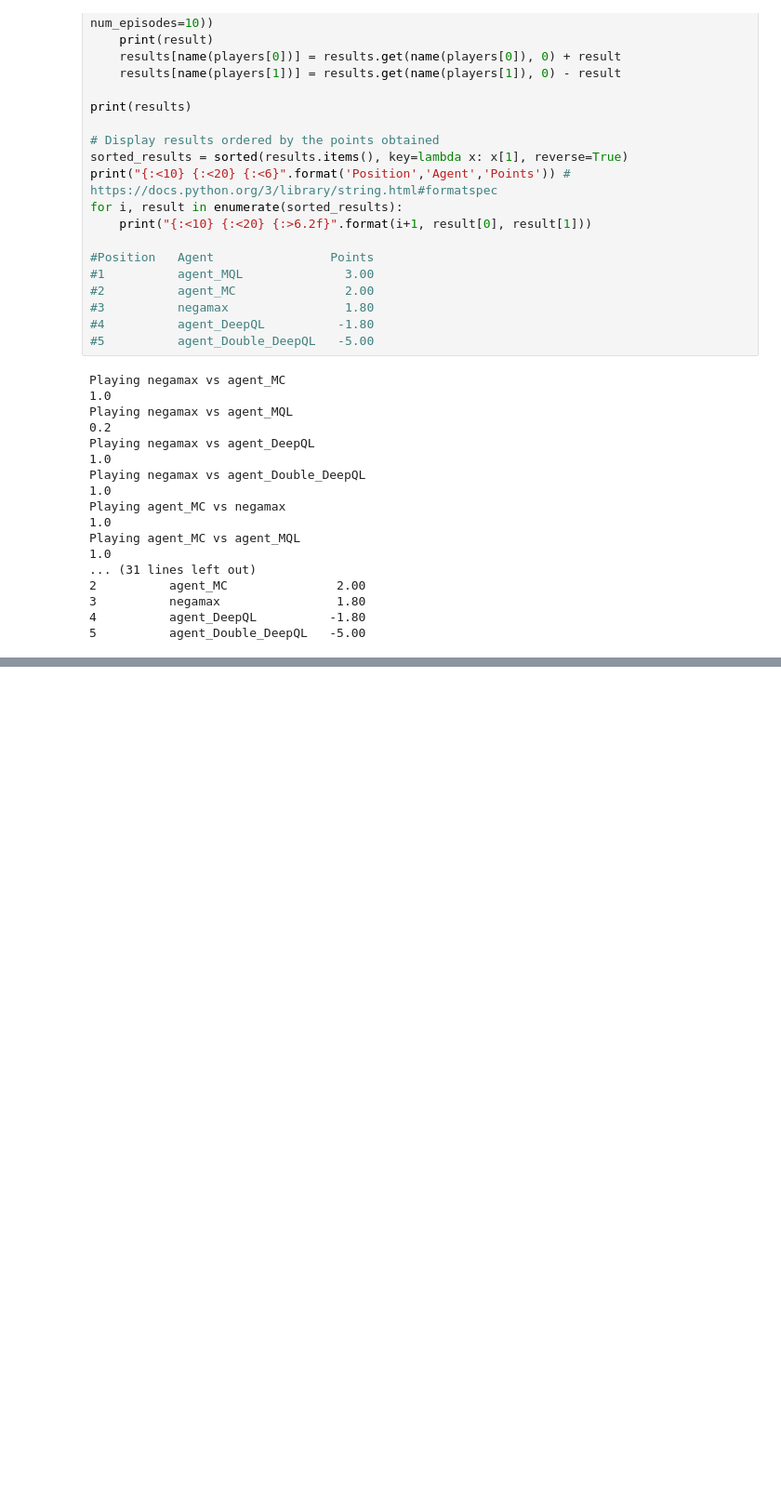
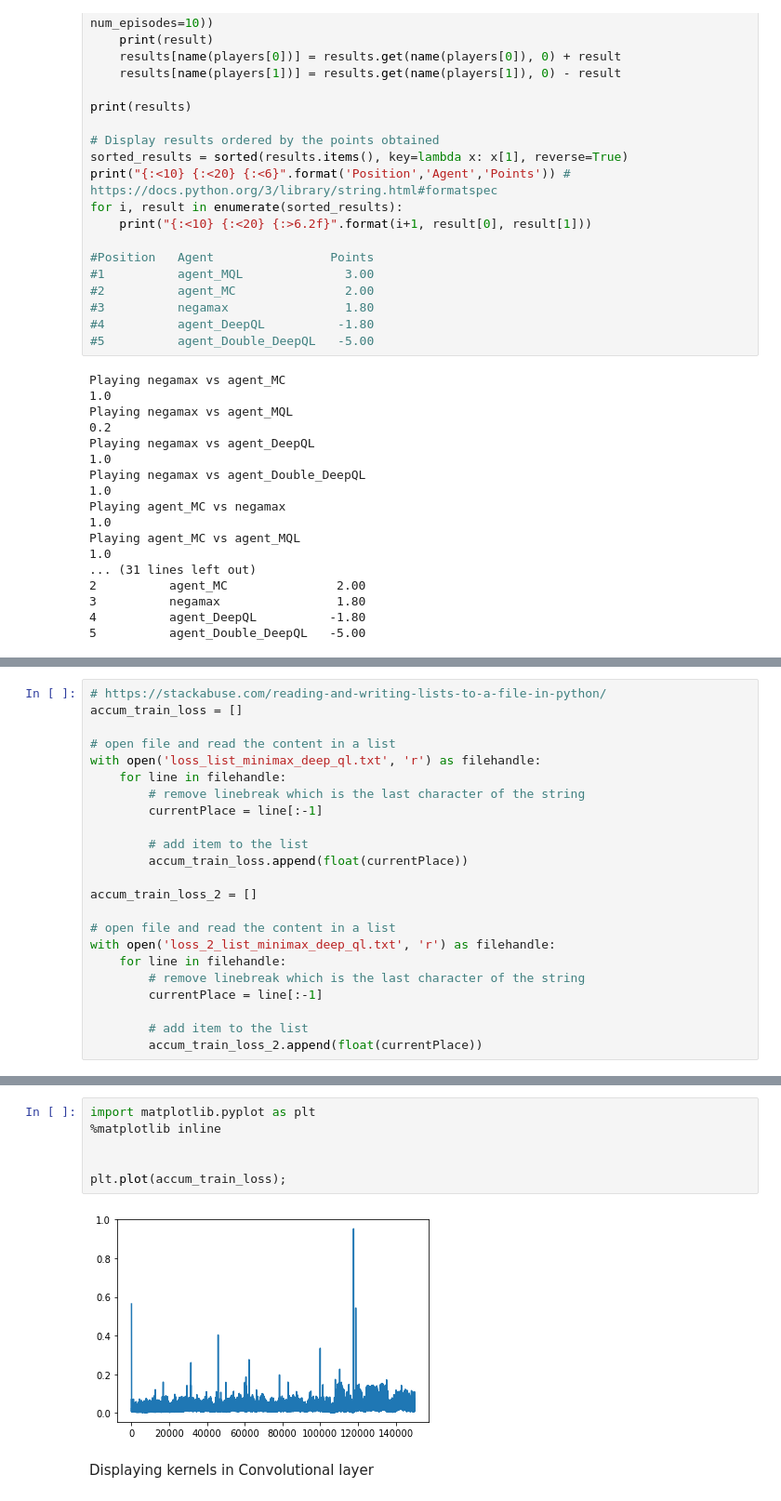
Before and after one commit to ahmachicado/pedl_kaggle_connectx, a Jupyter notebook: connectX.ipynb, the cells around one changed output, grey strips where cells are left out. Shown at 93% size. Cells and saved outputs as stored; diff of their text form; blank space fills up the shorter version.

```diff
--- a/connectX.ipynb
+++ b/connectX.ipynb
@@ -4405,0 +4517,23 @@ Playing agent_MC vs agent_MQL
+# %%
+# https://stackabuse.com/reading-and-writing-lists-to-a-file-in-python/
+accum_train_loss = []
+
+# open file and read the content in a list
+with open('loss_list_minimax_deep_ql.txt', 'r') as filehandle:
+    for line in filehandle:
+        # remove linebreak which is the last character of the string
+        currentPlace = line[:-1]
+
+        # add item to the list
+        accum_train_loss.append(float(currentPlace))
+
+accum_train_loss_2 = []
+
+# open file and read the content in a list
+with open('loss_2_list_minimax_deep_ql.txt', 'r') as filehandle:
+    for line in filehandle:
+        # remove linebreak which is the last character of the string
+        currentPlace = line[:-1]
+
+        # add item to the list
+        accum_train_loss_2.append(float(currentPlace))
@@ -4405,0 +5106,10 @@ Playing agent_MC vs agent_MQL
+# %%
+import matplotlib.pyplot as plt
+%matplotlib inline
+
+
+plt.plot(accum_train_loss);
+# %% [output]
+[figure, added]
+# %% [markdown]
+Displaying kernels in Convolutional layer
```
Also changed, not shown: parts of 50 cells of this notebook.
